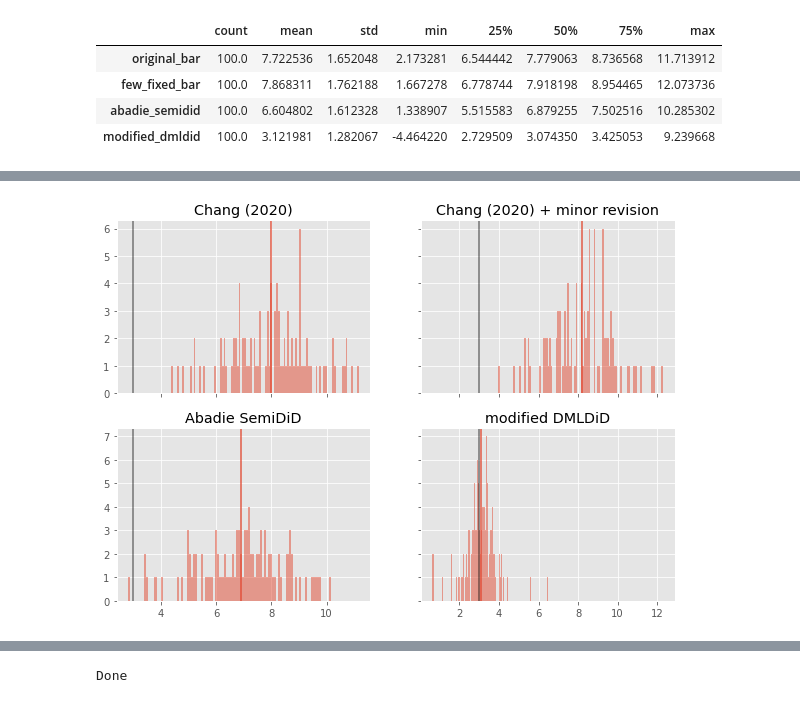
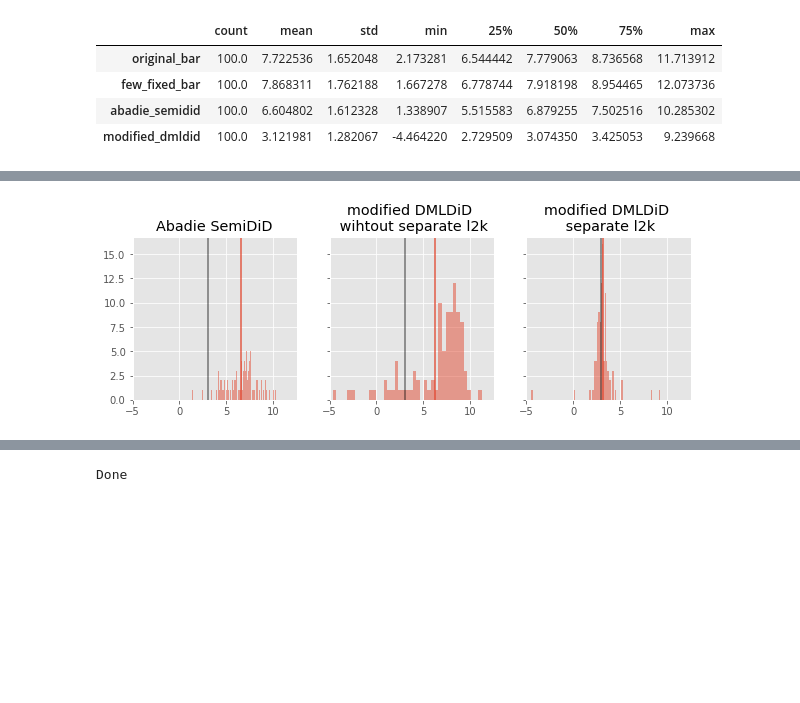
Before and after one commit to MasaAsami/modified_DMLDiD_RCS, a Jupyter notebook: notebooks/DMLDiD_RCS_with_SIMDATA.ipynb, the cells around one changed output, grey strips where cells are left out. Saved outputs shown, nothing was run; the diff lists cells and outputs as text; code cells hidden in the pictures; blank space fills up the shorter version.

Commit message:
[re-run & add] lgbm ver

```diff
--- a/notebooks/DMLDiD_RCS_with_SIMDATA.ipynb
+++ b/notebooks/DMLDiD_RCS_with_SIMDATA.ipynb
@@ -83,7 +83,7 @@ X_cols = [col for col in df_rcs.columns if "x" in col]
 # x->d unobserved
 # %%
 linear_dml_with_separate = []
-lgbm_dml = []
+linear_dml = []
 abadie_semidid = []
 
 Y_list = []
@@ -134,6 +134,26 @@ for i in range(sim_cnt):
         d_col,
         t_col,
         X_cols,
+        dmldid=True,
+        sim_cnt=1,
+        base_random_seed=0,
+        d_model_t0_only=False,
+        l2k_model_separate=False,
+    )
+    linear_dml.append(linear_dmldid.att())
+
+    linear_dmldid = DMLDiD_RCS(
+        d_model=LogisticRegressionCV(
+            cv=5, random_state=123, penalty="l1", solver="saga"
+        ),
+        l2k_model=LassoCV(cv=5, random_state=123),
+    )
+    linear_dmldid.fit(
+        df,
+        y_col,
+        d_col,
+        t_col,
+        X_cols,
         dmldid=False,
         sim_cnt=1,
         base_random_seed=0,
@@ -142,6 +162,7 @@ for i in range(sim_cnt):
     abadie_semidid.append(linear_dmldid.att())
 
     clear_output(wait=True)
+    print(f"{i} modified DMLDiD no separate: ", np.mean(linear_dml))
     print(f"{i} modified DMLDiD : ", np.mean(linear_dml_with_separate))
     print(f"{i} abadie_semidid : ", np.mean(abadie_semidid))
 
@@ -356,7 +378,7 @@ fig, ax = plt.subplots(2, 2, sharex="col", sharey="row", figsize=(10, 7))
 ax = ax.ravel()
 for i, _col in enumerate(result_df.columns):
     ax[i].hist(result_df[_col], bins=100, alpha=0.5)
-    # ax[i].set_xlim(0,5)
+    ax[i].set_xlim(-5,12.5)
     ax[i].set_title(_label[i])
     ax[i].axvline(x=3, alpha=0.5, color="black")
     ax[i].axvline(x=result_df[_col].mean(), alpha=0.9)
@@ -629,27 +398,26 @@ for (i in 1:k){
 # %%
 _label = [
-    "Chang (2020)",
-    "Chang (2020) + minor revision",
     "Abadie SemiDiD",
-    "modified DMLDiD",
+     "modified DMLDiD \n wihtout separate l2k",
+    "modified DMLDiD \n separate l2k",
 ]
 result_df = pd.DataFrame(
     {
-        "original_bar": r_result_list,
-        "few_fixed_bar": fixed_r_result_list,
         "abadie_semidid": abadie_semidid,
-        "modified_dmldid": linear_dml_with_separate
+        "modified_dmldid": linear_dml,
+        "modified_dmldid_with_separate": linear_dml_with_separate
     }
 )
-fig, ax = plt.subplots(2, 2, sharex="col", sharey="row", figsize=(10, 7))
+fig, ax = plt.subplots(1, 3, sharex="col", sharey="row", figsize=(10, 3))
 ax = ax.ravel()
 for i, _col in enumerate(result_df.columns):
     ax[i].hist(result_df[_col], bins=100, alpha=0.5)
-    # ax[i].set_xlim(0,5)
+    ax[i].set_xlim(-5,12.5)
     ax[i].set_title(_label[i])
     ax[i].axvline(x=3, alpha=0.5, color="black")
     ax[i].axvline(x=result_df[_col].mean(), alpha=0.9)
-fig.savefig("../fig/simdata_result_fullobserved_ps.png")
+
+fig.savefig("../fig/simdata_result_unobserved_ps_separate_or_not.png")
 plt.show()
 # %% [output]
-[figure, old version]
+[figure, new version]
```
Also changed, not shown: parts of 8 cells of this notebook, 6 other files.
